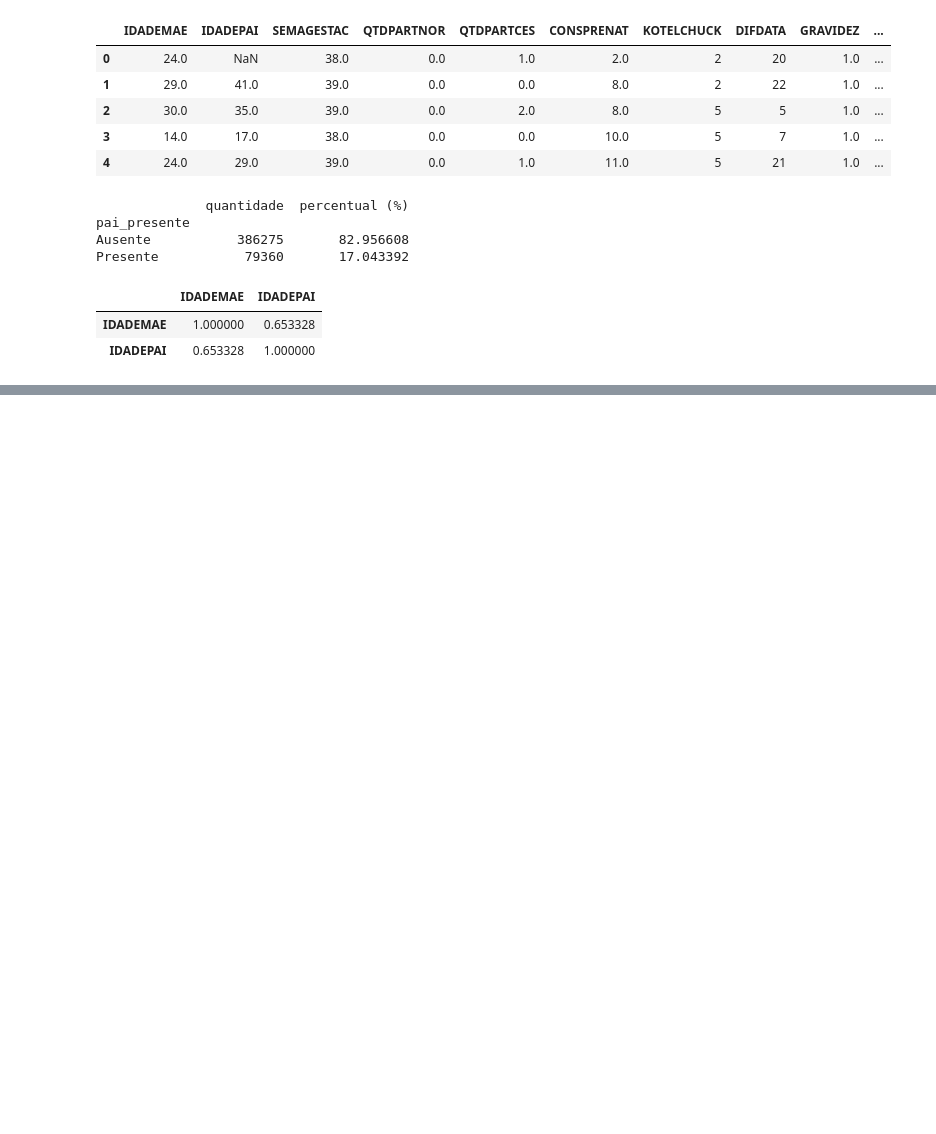
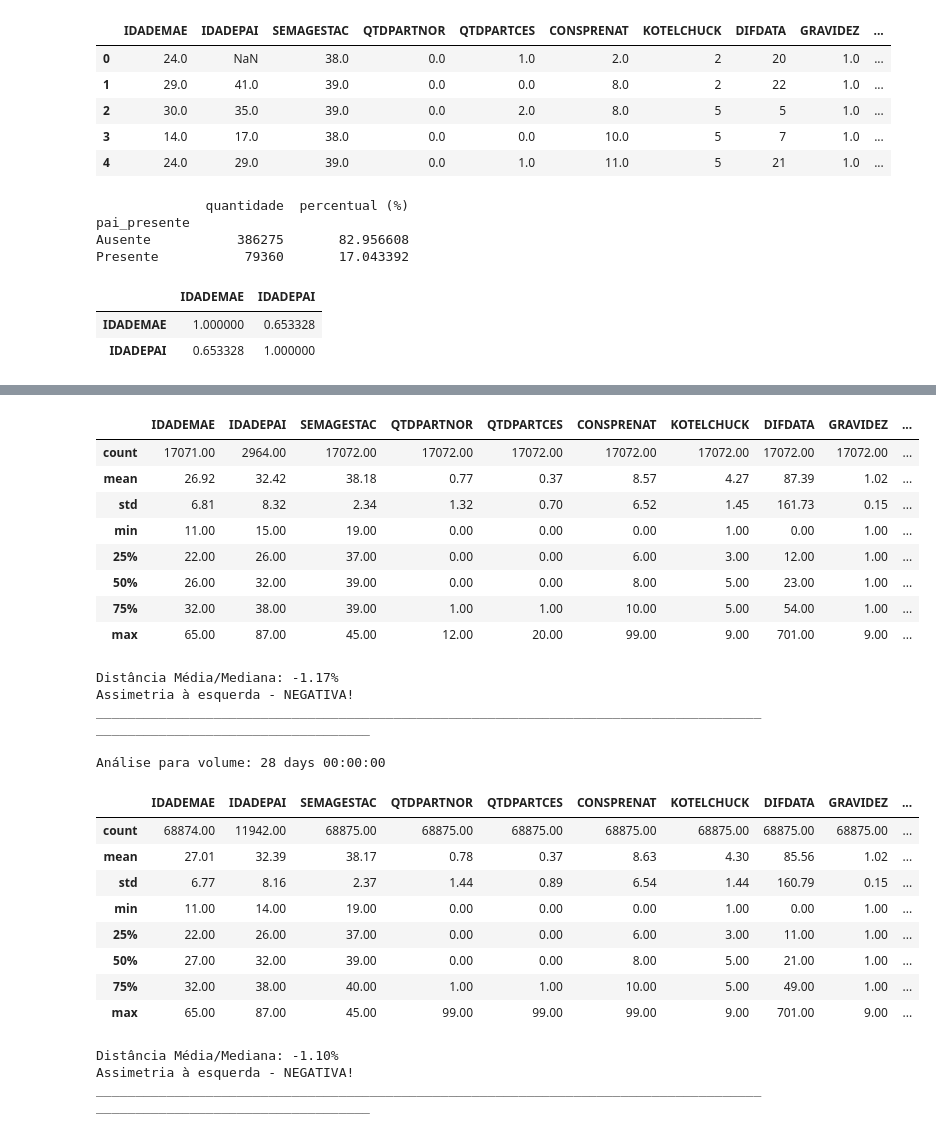
Before and after one commit to ViMirand/Projetos-e-Atividades-da-Faculdade, a Jupyter notebook: Projetos/Atividade - III.ipynb, the cells around one changed output, grey strips where cells are left out. Drawn from its saved outputs; the diff is of its cells as text; code cells hidden in the pictures; blank space fills up the shorter version.

```diff
--- a/Projetos/Atividade - III.ipynb
+++ b/Projetos/Atividade - III.ipynb
@@ -394,0 +573,24 @@ tabela_corr.round(2)
+# %%
+for tempo in intervalos_medianos:
+    data_limite = data_base + tempo
+    df_incremento = df_batch[df_batch['DATA_HORA_NASC'] <= data_limite]
+
+    print(f"Análise para volume: {tempo}")
+    # Aqui você insere as análises da Aula 09:
+    display(df_incremento[meta].describe().round(2))
+
+    # Cálculo da "cauda" (distância média/mediana) como visto na aula
+    distancia = (df_incremento['PESO'].mean() - df_incremento['PESO'].median()) / df_incremento['PESO'].median() * 100
+    assimetria = ''
+    if (distancia > 0):
+        assimetria = 'Assimetria à direita - POSITIVA!'
+    elif(distancia < 0):
+        assimetria = 'Assimetria à esquerda - NEGATIVA!'
+    else:
+        assimetria = 'Simétrica'
+
+    print(f"Distância Média/Mediana: {distancia:.2f}%\n"
+          f'{assimetria}\n'
+          f'{'_'*120}\n'
+         )
+# %% [output]
@@ -394,0 +598,26 @@ tabela_corr.round(2)
+|  | IDADEMAE | IDADEPAI | SEMAGESTAC | QTDPARTNOR | QTDPARTCES | CONSPRENAT | KOTELCHUCK | DIFDATA | GRAVIDEZ | ... |
+| count | 17071.00 | 2964.00 | 17072.00 | 17072.00 | 17072.00 | 17072.00 | 17072.00 | 17072.00 | 17072.00 | ... |
+| mean | 26.92 | 32.42 | 38.18 | 0.77 | 0.37 | 8.57 | 4.27 | 87.39 | 1.02 | ... |
+| std | 6.81 | 8.32 | 2.34 | 1.32 | 0.70 | 6.52 | 1.45 | 161.73 | 0.15 | ... |
+| min | 11.00 | 15.00 | 19.00 | 0.00 | 0.00 | 0.00 | 1.00 | 0.00 | 1.00 | ... |
+| 25% | 22.00 | 26.00 | 37.00 | 0.00 | 0.00 | 6.00 | 3.00 | 12.00 | 1.00 | ... |
+| 50% | 26.00 | 32.00 | 39.00 | 0.00 | 0.00 | 8.00 | 5.00 | 23.00 | 1.00 | ... |
+| 75% | 32.00 | 38.00 | 39.00 | 1.00 | 1.00 | 10.00 | 5.00 | 54.00 | 1.00 | ... |
+| max | 65.00 | 87.00 | 45.00 | 12.00 | 20.00 | 99.00 | 9.00 | 701.00 | 9.00 | ... |
+Distância Média/Mediana: -1.17%
+Assimetria à esquerda - NEGATIVA!
+________________________________________________________________________________________________________________________
+
+Análise para volume: 28 days 00:00:00
+|  | IDADEMAE | IDADEPAI | SEMAGESTAC | QTDPARTNOR | QTDPARTCES | CONSPRENAT | KOTELCHUCK | DIFDATA | GRAVIDEZ | ... |
+| count | 68874.00 | 11942.00 | 68875.00 | 68875.00 | 68875.00 | 68875.00 | 68875.00 | 68875.00 | 68875.00 | ... |
+| mean | 27.01 | 32.39 | 38.17 | 0.78 | 0.37 | 8.63 | 4.30 | 85.56 | 1.02 | ... |
+| std | 6.77 | 8.16 | 2.37 | 1.44 | 0.89 | 6.54 | 1.44 | 160.79 | 0.15 | ... |
+| min | 11.00 | 14.00 | 19.00 | 0.00 | 0.00 | 0.00 | 1.00 | 0.00 | 1.00 | ... |
+| 25% | 22.00 | 26.00 | 37.00 | 0.00 | 0.00 | 6.00 | 3.00 | 11.00 | 1.00 | ... |
+| 50% | 27.00 | 32.00 | 39.00 | 0.00 | 0.00 | 8.00 | 5.00 | 21.00 | 1.00 | ... |
+| 75% | 32.00 | 38.00 | 40.00 | 1.00 | 1.00 | 10.00 | 5.00 | 49.00 | 1.00 | ... |
+| max | 65.00 | 87.00 | 45.00 | 99.00 | 99.00 | 99.00 | 9.00 | 701.00 | 9.00 | ... |
+Distância Média/Mediana: -1.10%
+Assimetria à esquerda - NEGATIVA!
+________________________________________________________________________________________________________________________
```
Also changed, not shown: parts of 14 cells of this notebook.
